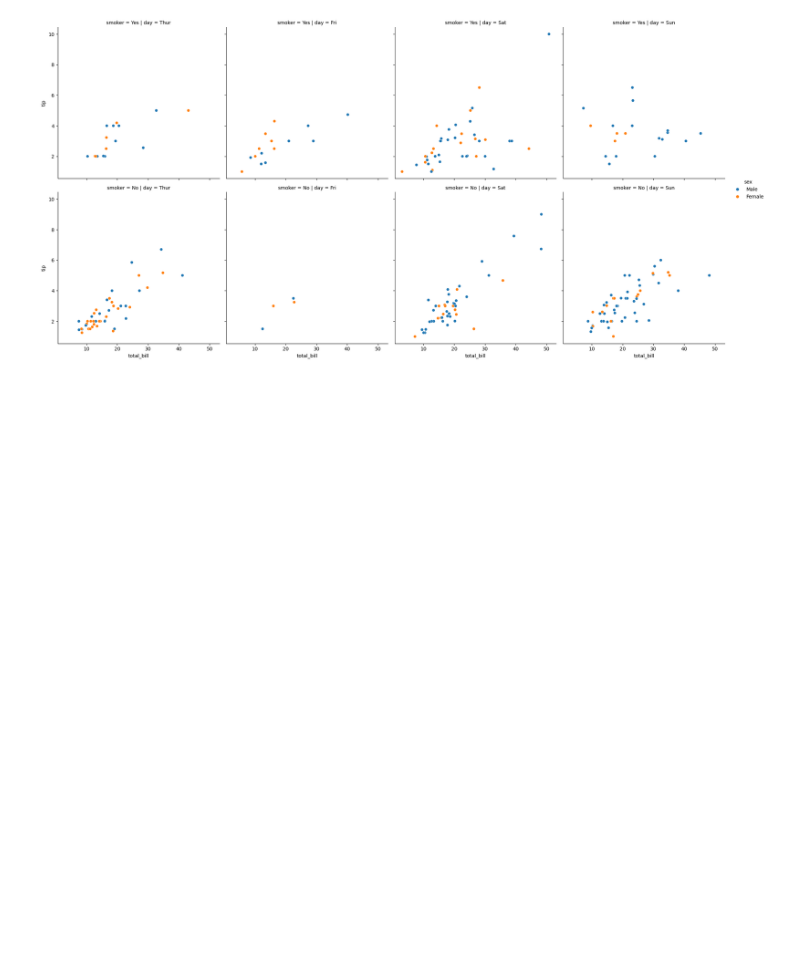
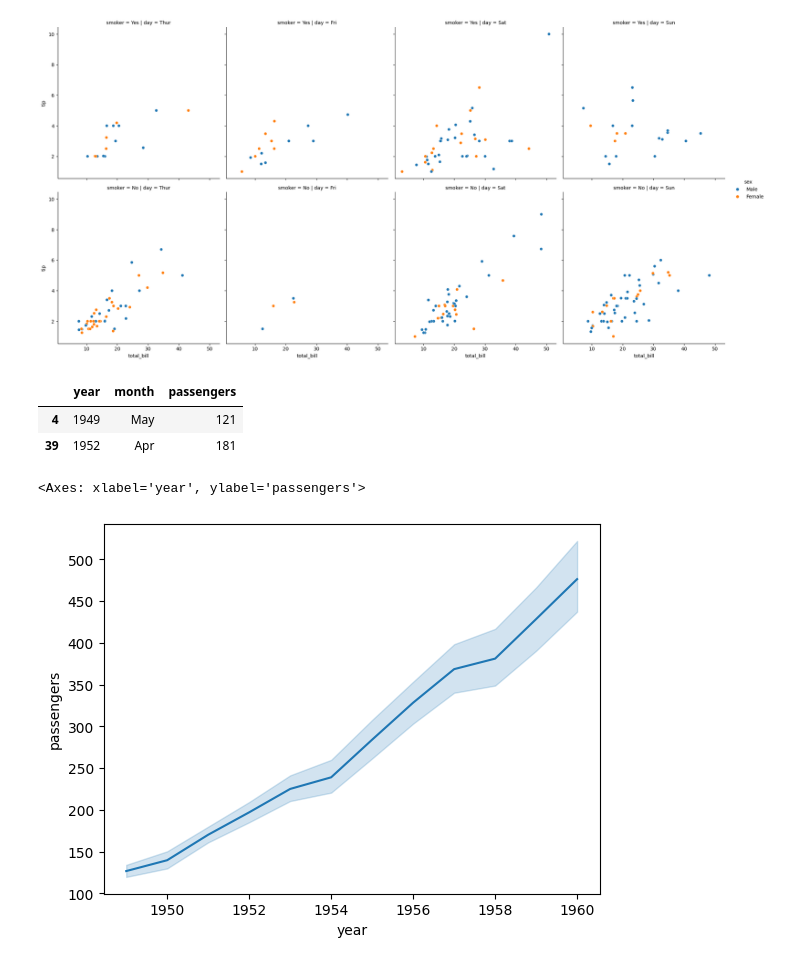
Before and after one commit to Maddox24425/Summer-Training, a Jupyter notebook: Day_14/Day_14.ipynb, the cells around one changed output. Cells and saved outputs as stored; diff of their text form; code cells hidden in the pictures; blank space fills up the shorter version.

```diff
--- a/Day_14/Day_14.ipynb
+++ b/Day_14/Day_14.ipynb
@@ -146,3 +146,16 @@ sns.relplot(data=df_tips, x='total_bill', y='tip',hue='sex', kind='scatter',row=
 # %% [output]
 <seaborn.axisgrid.FacetGrid at 0x...>
 [figure]
+# %%
+df_flight=sns.load_dataset('flights')
+df_flight.sample(2)
+# %% [output]
+|  | year | month | passengers |
+| 4 | 1949 | May | 121 |
+| 39 | 1952 | Apr | 181 |
+# %%
+#Lineplot
+sns.lineplot(data=df_flight, x='year', y='passengers')
+# %% [output]
+<Axes: xlabel='year', ylabel='passengers'>
+[figure, added]
```
Also changed, not shown: parts of 1 cell of this notebook.
